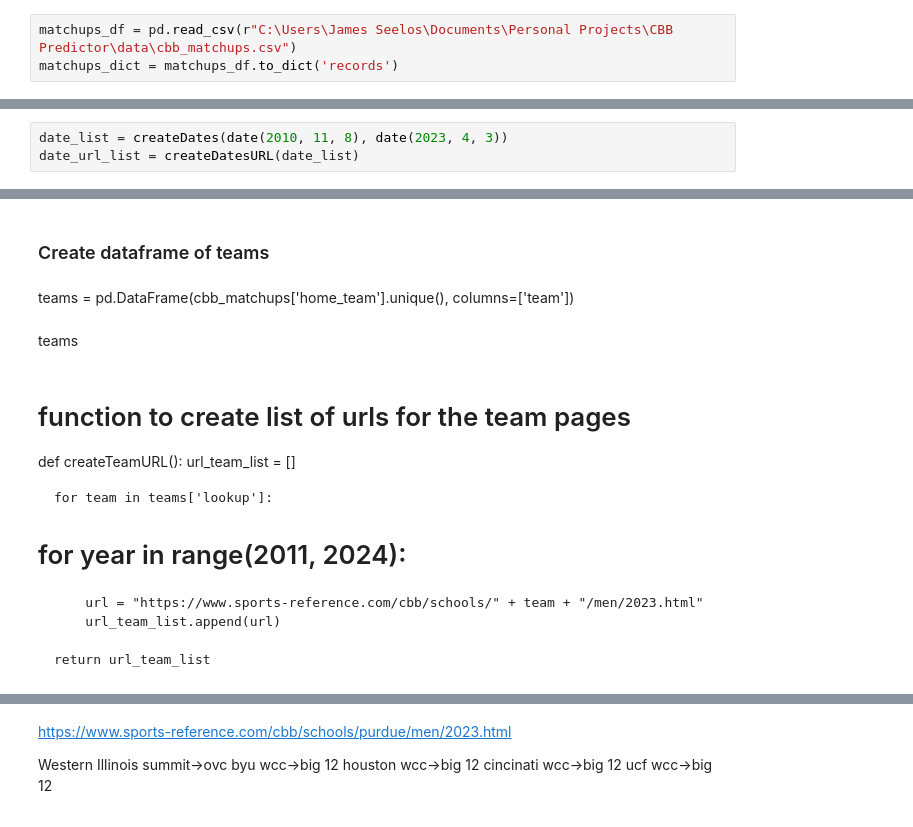
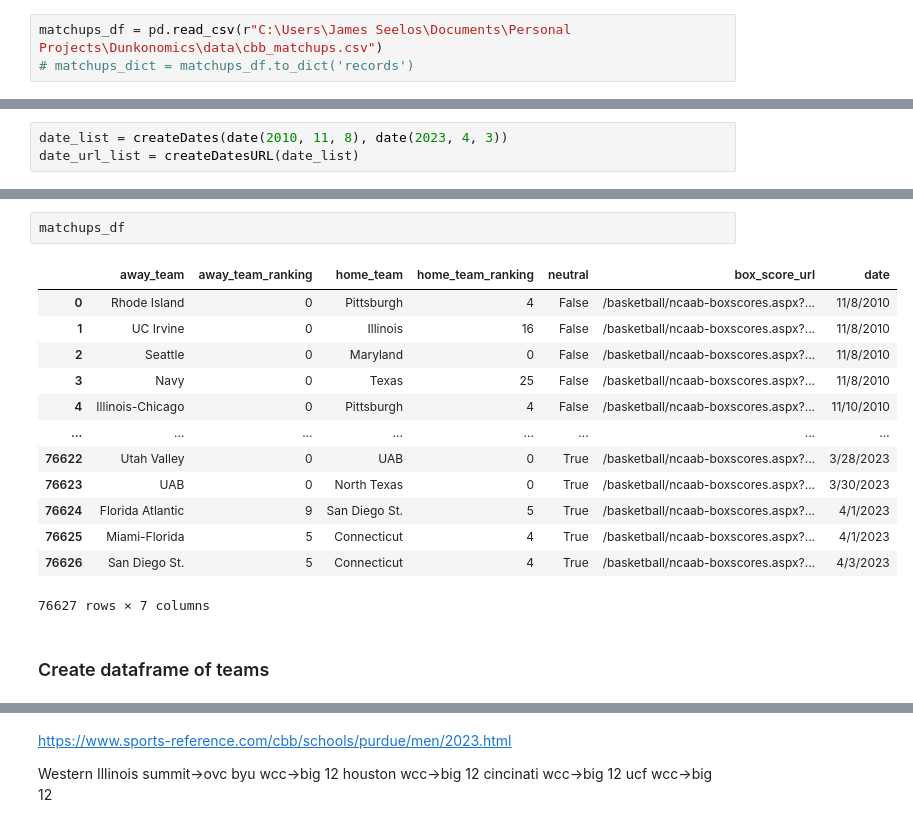
Before and after one commit to seelosjames/SlamStats, a Jupyter notebook: Dunkonomics.ipynb, the cells around one changed output, grey strips where cells are left out. Saved outputs shown, nothing was run; the diff lists cells and outputs as text.

```diff
--- a/Dunkonomics.ipynb
+++ b/Dunkonomics.ipynb
@@ -25,6 +25,6 @@ import time
 # %%
-matchups_df = pd.read_csv(r"C:\Users\James Seelos\Documents\Personal Projects\CBB Predictor\data\cbb_matchups.csv")
-matchups_dict = matchups_df.to_dict('records')
+matchups_df = pd.read_csv(r"C:\Users\James Seelos\Documents\Personal Projects\Dunkonomics\data\cbb_matchups.csv")
+# matchups_dict = matchups_df.to_dict('records')
 # %% [markdown]
 ### Functions for URLS
 # %%
@@ -474,17 +463,18 @@ for i in range(len(overnight)):
+# %%
+matchups_df
+# %% [output]
+|  | away_team | away_team_ranking | home_team | home_team_ranking | neutral | box_score_url | date |
+| 0 | Rhode Island | 0 | Pittsburgh | 4 | False | /basketball/ncaab-boxscores.aspx?... | 11/8/2010 |
+| 1 | UC Irvine | 0 | Illinois | 16 | False | /basketball/ncaab-boxscores.aspx?... | 11/8/2010 |
+| 2 | Seattle | 0 | Maryland | 0 | False | /basketball/ncaab-boxscores.aspx?... | 11/8/2010 |
+| 3 | Navy | 0 | Texas | 25 | False | /basketball/ncaab-boxscores.aspx?... | 11/8/2010 |
+| 4 | Illinois-Chicago | 0 | Pittsburgh | 4 | False | /basketball/ncaab-boxscores.aspx?... | 11/10/2010 |
+| ... | ... | ... | ... | ... | ... | ... | ... |
+| 76622 | Utah Valley | 0 | UAB | 0 | True | /basketball/ncaab-boxscores.aspx?... | 3/28/2023 |
+| 76623 | UAB | 0 | North Texas | 0 | True | /basketball/ncaab-boxscores.aspx?... | 3/30/2023 |
+| 76624 | Florida Atlantic | 9 | San Diego St. | 5 | True | /basketball/ncaab-boxscores.aspx?... | 4/1/2023 |
+| 76625 | Miami-Florida | 5 | Connecticut | 4 | True | /basketball/ncaab-boxscores.aspx?... | 4/1/2023 |
+| 76626 | San Diego St. | 5 | Connecticut | 4 | True | /basketball/ncaab-boxscores.aspx?... | 4/3/2023 |
+76627 rows × 7 columns
 # %% [markdown]
 ### Create dataframe of teams
-# %% [markdown]
-teams = pd.DataFrame(cbb_matchups['home_team'].unique(), columns=['team'])
-# %% [markdown]
-teams
-# %% [markdown]
-# function to create list of urls for the team pages
-def createTeamURL():
-    url_team_list = []
-
-    for team in teams['lookup']:
-#         for year in range(2011, 2024):
-        url = "https://www.sports-reference.com/cbb/schools/" + team + "/men/2023.html"
-        url_team_list.append(url)
-
-    return url_team_list
```
Also changed, not shown: parts of 40 cells of this notebook.
